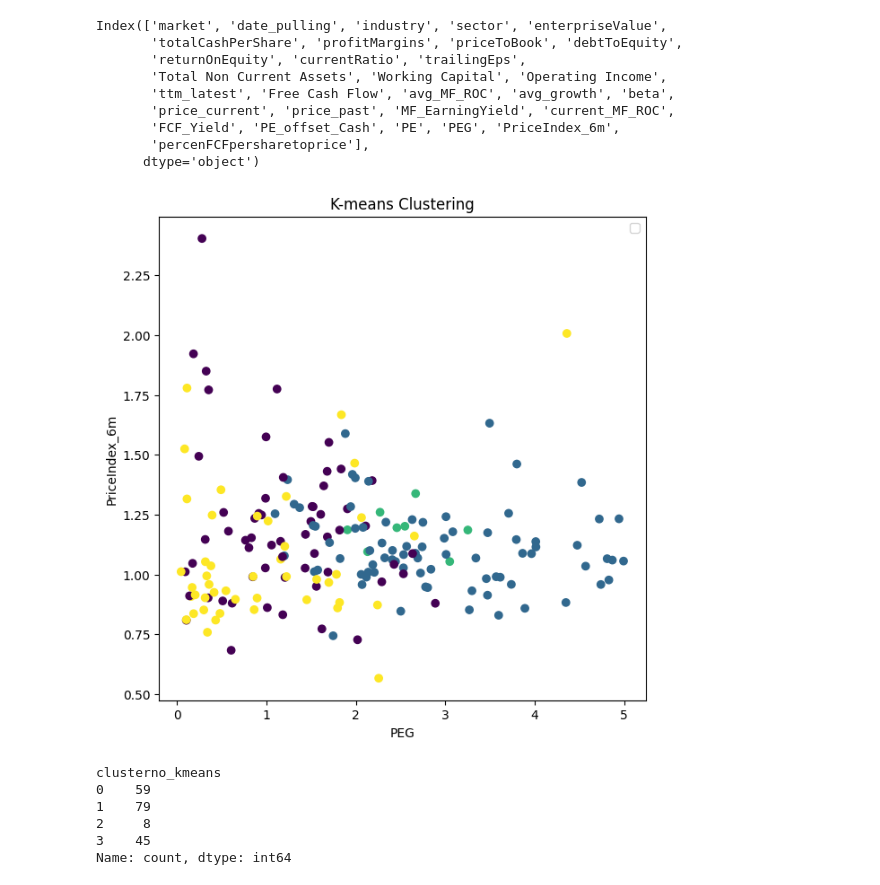
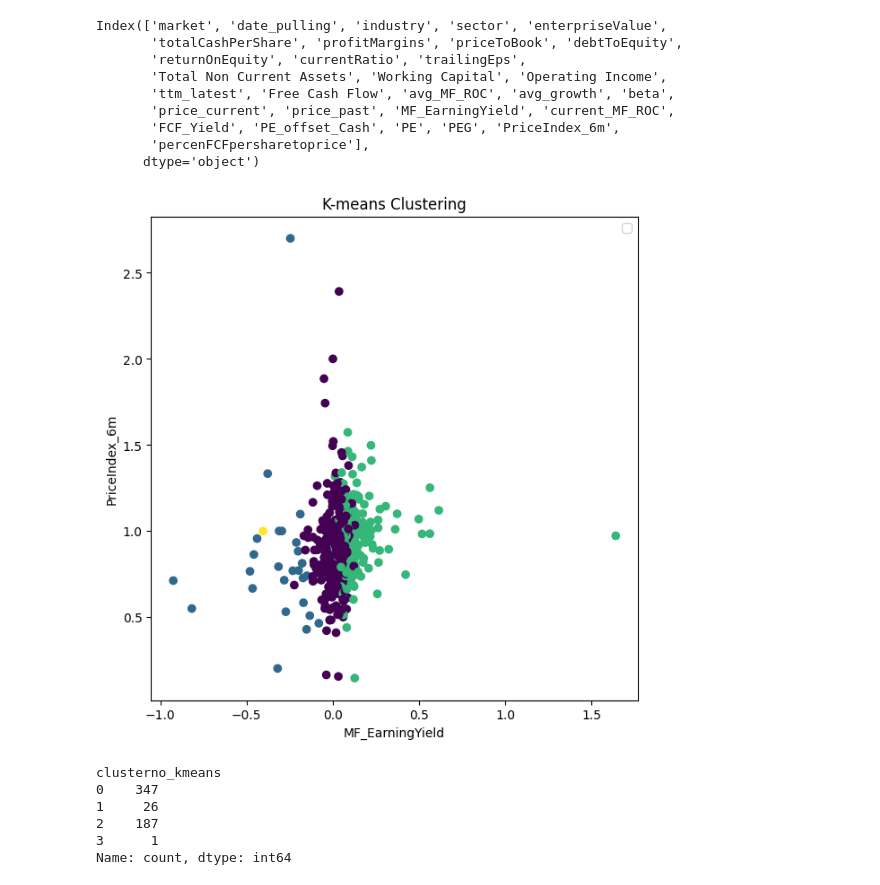
Before and after one commit to NarasetS/Essence_of_Healthy_Stocks, a Jupyter notebook: 3_ClusteringAnalysis.ipynb, the cells around one changed output. Saved outputs shown, nothing was run; the diff lists cells and outputs as text; code cells hidden in the pictures.

```diff
--- a/3_ClusteringAnalysis.ipynb
+++ b/3_ClusteringAnalysis.ipynb
@@ -8,6 +8,7 @@ from sklearn.cluster import KMeans
 from sklearn.preprocessing import StandardScaler
 from sklearn.metrics import silhouette_score
 # Load your dataset
-data = pd.read_csv('df_list_stock.csv')
+
+filename = 'df_list_stock_SET.csv'
+data = pd.read_csv(filename)
 data = data.set_index('ticker')
-print(data.columns)
@@ -45,5 +14,0 @@ max                    0.518939
-# %%
-data = data.loc[(data['PE'] > 0) & (data['PE']<50)]
-data = data.loc[(data['PEG'] > 0) & (data['PEG']<5)]
-data = data.loc[(data['avg_growth'] > 0)]
-print(data.describe())
@@ -79,0 +36,10 @@ Index(['profitMargins', 'priceToBook', 'debtToEquity', 'returnOnEquity',
+# %%
+data_features = data[
+    [
+     'MF_EarningYield',
+     'current_MF_ROC',
+    #  'FCF_Yield',
+    #  'priceToBook',
+     ]
+]
+print(data_features.columns)
@@ -152,42 +112,44 @@ plt.show()
 # K-means clustering
 n_clusters = 4
 kmeans = KMeans(n_clusters=n_clusters,random_state = 1)
 kmeans_labels = kmeans.fit_predict(scaled_data)
 
 # Plotting the clusters
 fig, ax1 = plt.subplots(1, 1, figsize=(7, 7))
 
 print(data.columns)
 yax = "PriceIndex_6m"
-xax = "PEG"
+xax = "MF_EarningYield"
 
 # K-means plot
 ax1.scatter(data[xax], data[yax], c=kmeans_labels, cmap='viridis')
 ax1.set_title('K-means Clustering')
 ax1.set_xlabel(xax)
 ax1.set_ylabel(yax)
 ax1.legend(loc='upper right')
 
 
 plt.show()
 # %% [output]
 Index(['market', 'date_pulling', 'industry', 'sector', 'enterpriseValue',
        'totalCashPerShare', 'profitMargins', 'priceToBook', 'debtToEquity',
        'returnOnEquity', 'currentRatio', 'trailingEps',
        'Total Non Current Assets', 'Working Capital', 'Operating Income',
        'ttm_latest', 'Free Cash Flow', 'avg_MF_ROC', 'avg_growth', 'beta',
        'price_current', 'price_past', 'MF_EarningYield', 'current_MF_ROC',
        'FCF_Yield', 'PE_offset_Cash', 'PE', 'PEG', 'PriceIndex_6m',
        'percenFCFpersharetoprice'],
       dtype='object')
-[figure, old version]
+[figure, new version]
 # %%
 data['clusterno_kmeans'] = kmeans_labels
 print(data['clusterno_kmeans'].value_counts().sort_index())
+
+data.to_csv('clustered_'+filename,index= True)
 # %% [output]
 clusterno_kmeans
-0    59
-1    79
-2     8
-3    45
+0    347
+1     26
+2    187
+3      1
 Name: count, dtype: int64
```
Also changed, not shown: parts of 14 cells of this notebook, 6 other files.
